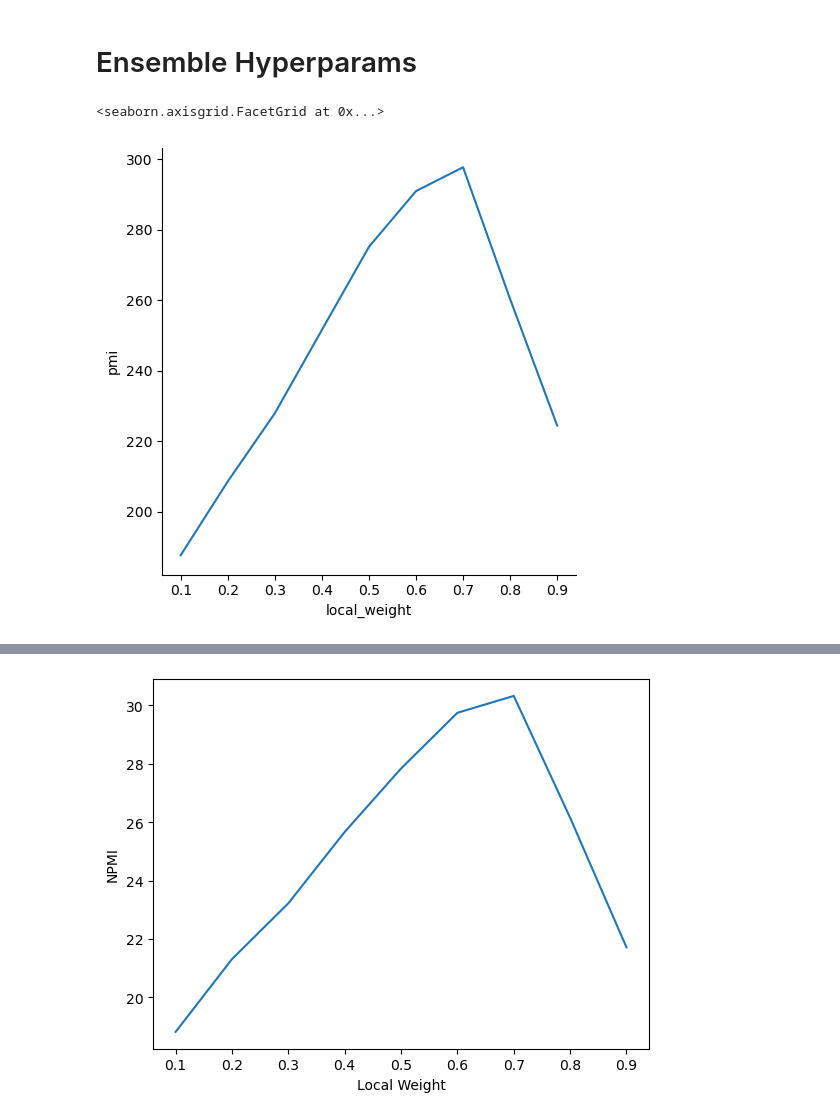
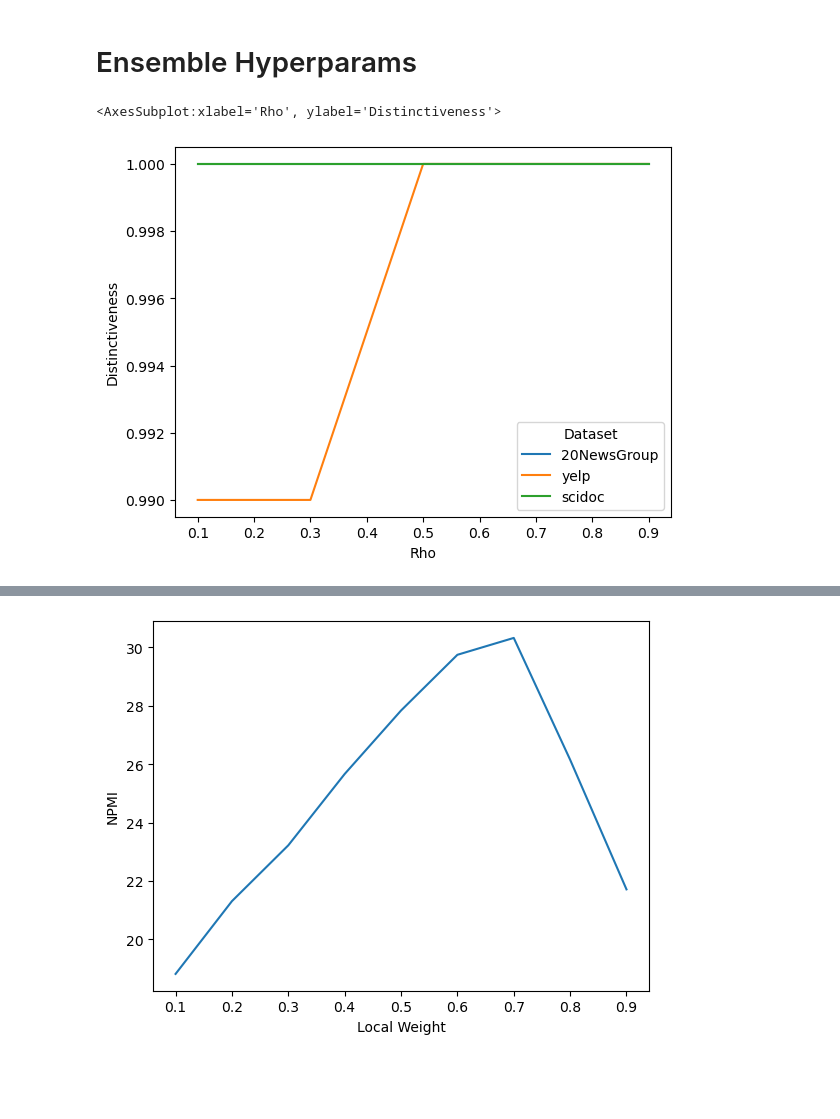
Before and after one commit to zhangchi0104/honours-sgtm, a Jupyter notebook: plots.ipynb, the cells around one changed output, grey strips where cells are left out. Saved outputs shown, nothing was run; the diff lists cells and outputs as text; code cells hidden in the pictures; blank space fills up the shorter version.

Commit message:
updated plots

```diff
--- a/plots.ipynb
+++ b/plots.ipynb
@@ -3,52 +3,52 @@
 # %%
 from glob import glob
 import json
 import seaborn as sns
 from pathlib import Path
 import json
 import numpy as np
 import re
 import pandas as pd
 DATASET='20NewsGroup'
-RUN_DIR = 'evaluation_reduced'
+RUN_DIR = 'ensemble'
 
 FN_MATCHER = r'local-(?P<local>[0-9]\.[0-9])-global-(?P<global>[0-9]\.[0-9])-rho-(?P<rho>[0-9]\.[0-9]).json'
 RESULTS_DIR = Path('./results') / DATASET / 'evaluations' / RUN_DIR
 PLOTS_OUTPUT_DIR = RESULTS_DIR / 'plots'
 PLOTS_OUTPUT_DIR.mkdir(parents=True, exist_ok=True)
-def parse_ensemble_results(dir: Path):
-    files = list(dir.glob('local-*.json'))
-    res = np.zeros((len(files), 6))
-    for i, filename in enumerate(files):
-        matches = re.search(FN_MATCHER, str(filename))
-        f = open(filename, 'r')
-        data = json.load(f)
-        res[i][0] = float(matches.group('global'))
-        res[i][1] = float(matches.group('local'))
-        res[i][2] = float(matches.group('rho'))
-        res[i][3] = float(data['scores']['pmi'])
-        res[i][4] = float(data['scores']['npmi'])
-        res[i][5] = float(data['scores']['distinctiveness'])
+
+
+def parse_ensemble_results(*datasets):
+    results = {
+        "Dataset": [],
+        "Local Weight": [],
+        "Global Weight": [],
+        "Rho": [],
+        "PMI": [],
+        "NPMI": [],
+        "Distinctiveness": [],
+    }
+    for dataset in datasets:
+        results_dir = Path('./results') / dataset / 'evaluations' / RUN_DIR
+        files = list(results_dir.glob('local-*.json'))
+        for i, filename in enumerate(files):
+            matches = re.search(FN_MATCHER, str(filename))
+            f = open(filename, 'r')
+            data = json.load(f)
+            f.close()
+            results['Global Weight'].append(float(matches.group('global')))
+            results['Local Weight'].append(float(matches.group('local')))
+            results['Rho'].append(float(matches.group('rho')))
+            results['PMI'].append(float(data['scores']['pmi']))
+            results['NPMI'].append(float(data['scores']['npmi']))
+            results['Distinctiveness'].append(float(data['scores']['distinctiveness']))
+            results['Dataset'].append(dataset)
     df = pd.DataFrame(
-        res,
-        columns=[
-            'global_weight',
-            'local_weight',
-            'rho',
-            "pmi",
-            'npmi',
-            'distinctiveness'
-        ]
+        results,
     )
     return df
-df = parse_ensemble_results(RESULTS_DIR)
-sns.relplot(
-    df,
-    kind='line',
-    x='local_weight',
-    y='pmi',
-    hue=''
-)
+df = parse_ensemble_results('20NewsGroup', 'yelp', 'scidoc')
+sns.lineplot(df[(df['Local Weight'] == 0.5 ) & (df['Global Weight'] == 0.5)], x='Rho', y='Distinctiveness', hue='Dataset')
 # %% [output]
-<seaborn.axisgrid.FacetGrid at 0x...>
+<AxesSubplot:xlabel='Rho', ylabel='Distinctiveness'>
-[figure, old version]
+[figure, new version]
```
Also changed, not shown: parts of 5 cells of this notebook, 3 other files.
